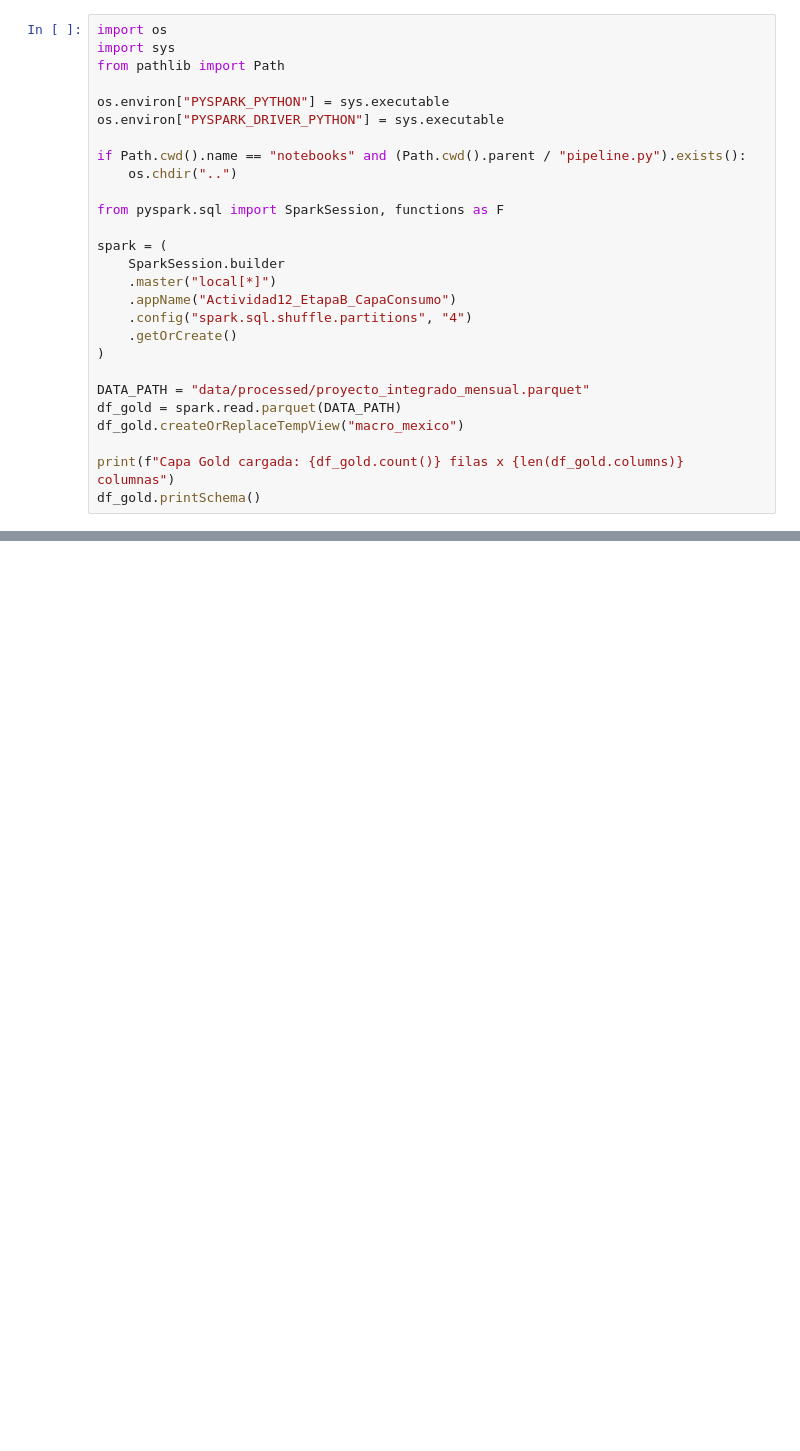
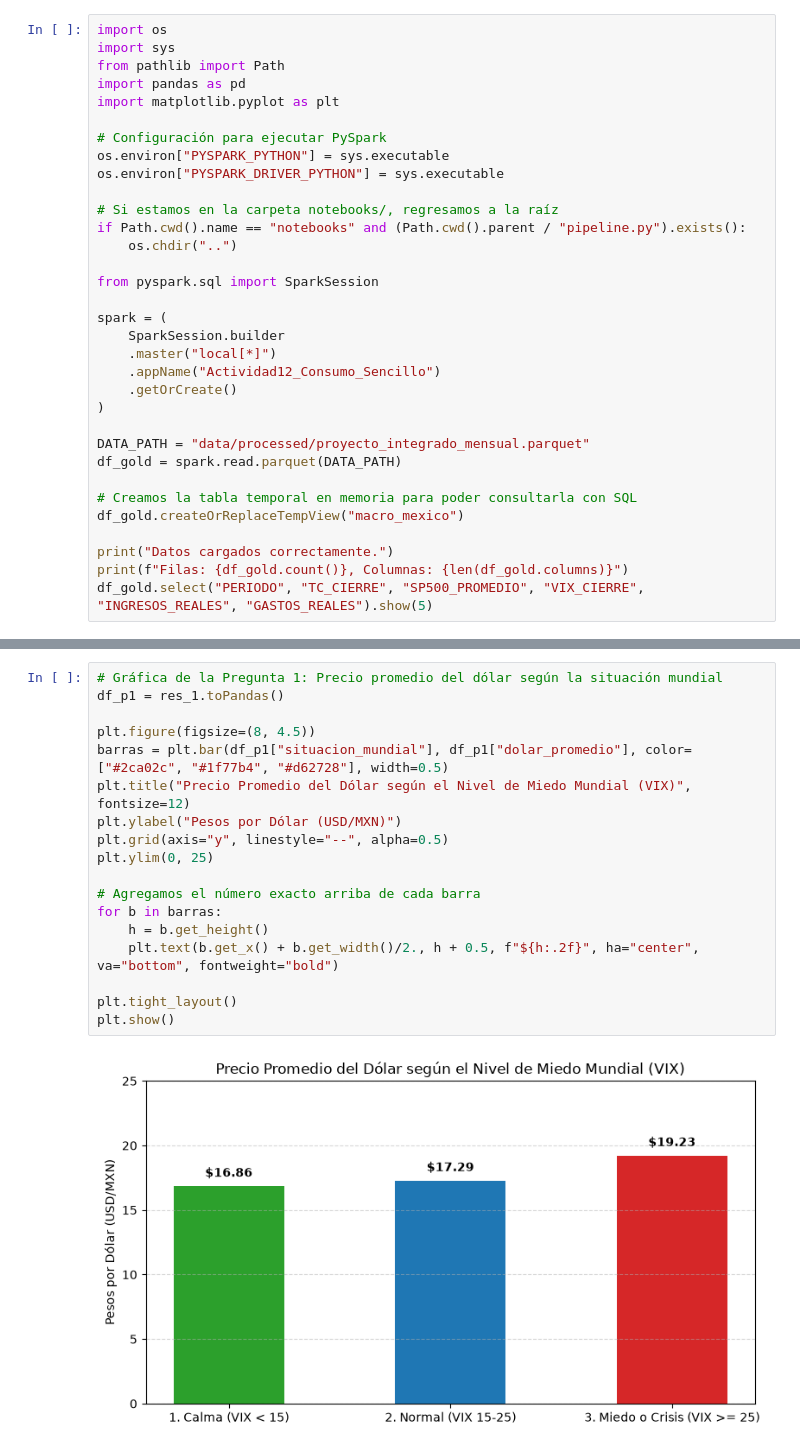
Before and after one commit to JuliaDomRuss/Proyecto_Integrador_PGBD, a Jupyter notebook: notebooks/06_etapa_b_capa_consumo.ipynb, the cells around one changed output, grey strips where cells are left out. Cells and saved outputs as stored; diff of their text form; blank space fills up the shorter version.

Commit message:
cambios en etapa , etapa b y etapa d

```diff
--- a/notebooks/06_etapa_b_capa_consumo.ipynb
+++ b/notebooks/06_etapa_b_capa_consumo.ipynb
@@ -34,26 +25,32 @@ El activo de datos consumido es `data/processed/proyecto_integrado_mensual.parqu
 import os
 import sys
 from pathlib import Path
+import pandas as pd
+import matplotlib.pyplot as plt
 
+# Configuración para ejecutar PySpark
 os.environ["PYSPARK_PYTHON"] = sys.executable
 os.environ["PYSPARK_DRIVER_PYTHON"] = sys.executable
 
+# Si estamos en la carpeta notebooks/, regresamos a la raíz
 if Path.cwd().name == "notebooks" and (Path.cwd().parent / "pipeline.py").exists():
     os.chdir("..")
 
-from pyspark.sql import SparkSession, functions as F
+from pyspark.sql import SparkSession
 
 spark = (
     SparkSession.builder
     .master("local[*]")
-    .appName("Actividad12_EtapaB_CapaConsumo")
-    .config("spark.sql.shuffle.partitions", "4")
+    .appName("Actividad12_Consumo_Sencillo")
     .getOrCreate()
 )
 
 DATA_PATH = "data/processed/proyecto_integrado_mensual.parquet"
 df_gold = spark.read.parquet(DATA_PATH)
+
+# Creamos la tabla temporal en memoria para poder consultarla con SQL
 df_gold.createOrReplaceTempView("macro_mexico")
 
-print(f"Capa Gold cargada: {df_gold.count()} filas x {len(df_gold.columns)} columnas")
-df_gold.printSchema()
+print("Datos cargados correctamente.")
+print(f"Filas: {df_gold.count()}, Columnas: {len(df_gold.columns)}")
+df_gold.select("PERIODO", "TC_CIERRE", "SP500_PROMEDIO", "VIX_CIERRE", "INGRESOS_REALES", "GASTOS_REALES").show(5)
@@ -90,0 +111,20 @@ res_1.show(15, truncate=False)
+# %%
+# Gráfica de la Pregunta 1: Precio promedio del dólar según la situación mundial
+df_p1 = res_1.toPandas()
+
+plt.figure(figsize=(8, 4.5))
+barras = plt.bar(df_p1["situacion_mundial"], df_p1["dolar_promedio"], color=["#2ca02c", "#1f77b4", "#d62728"], width=0.5)
+plt.title("Precio Promedio del Dólar según el Nivel de Miedo Mundial (VIX)", fontsize=12)
+plt.ylabel("Pesos por Dólar (USD/MXN)")
+plt.grid(axis="y", linestyle="--", alpha=0.5)
+plt.ylim(0, 25)
+
+# Agregamos el número exacto arriba de cada barra
+for b in barras:
+    h = b.get_height()
+    plt.text(b.get_x() + b.get_width()/2., h + 0.5, f"${h:.2f}", ha="center", va="bottom", fontweight="bold")
+
+plt.tight_layout()
+plt.show()
+# %% [output]
+[figure, added]
```
Also changed, not shown: parts of 24 cells of this notebook, 3 other files.
